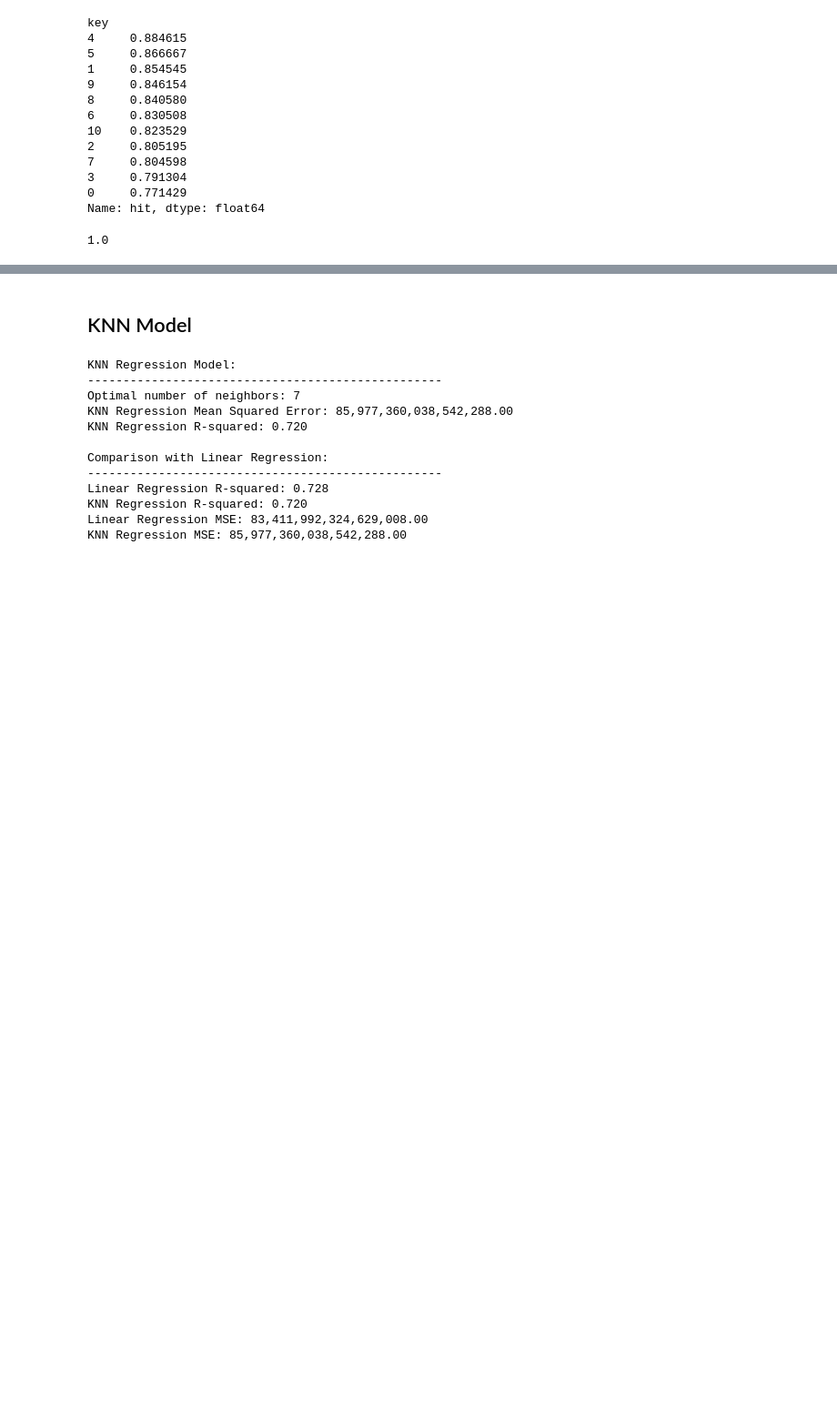
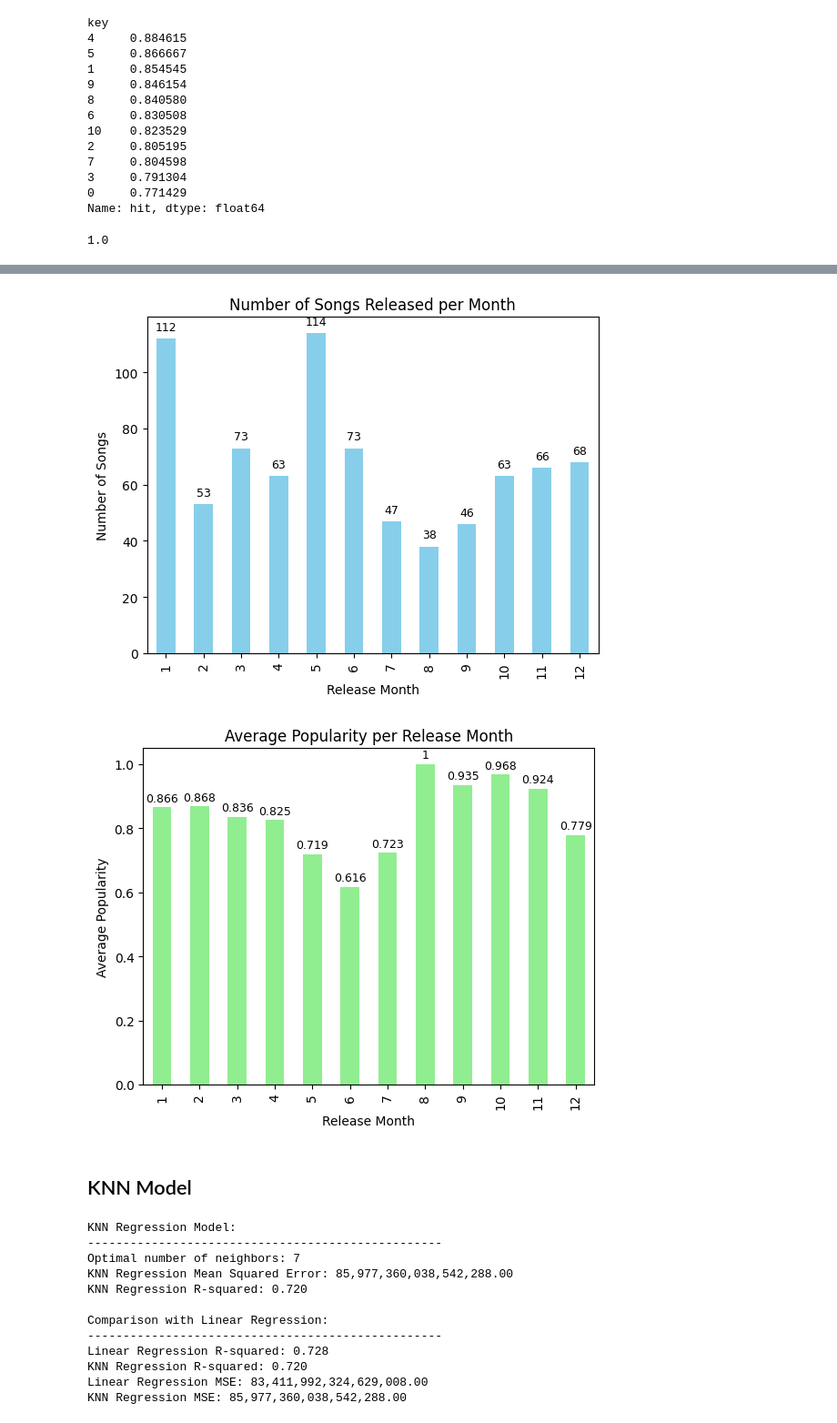
Before and after one commit to jumin7/Song-Popularity-Analysis, a Jupyter notebook: ProjectGarciaShrestha.ipynb, the cells around one changed output, grey strips where cells are left out. Shown at 91% size. Saved outputs shown, nothing was run; the diff lists cells and outputs as text; code cells hidden in the pictures; blank space fills up the shorter version.

```diff
--- a/ProjectGarciaShrestha.ipynb
+++ b/ProjectGarciaShrestha.ipynb
@@ -392,3 +430,38 @@ These results are consistent with our earlier findings using linear regression.
+# %%
+
+# 1. Number of songs released per month
+songs_per_month = dfSpotify_clean.groupby('released_month').size()
+
+fig, ax = plt.subplots()
+songs_per_month.plot(kind='bar', ax=ax, color='skyblue')
+
+# Add exact counts above bars
+for i, value in enumerate(songs_per_month):
+    ax.text(i, value + 2, str(value), ha='center', va='bottom', fontsize=9)
+
+ax.set_ylabel('Number of Songs')
+ax.set_xlabel('Release Month')
+ax.set_title('Number of Songs Released per Month')
+plt.show()
+
+
+# 2. Average popularity per month
+hit_rate_per_month = dfSpotify_clean.groupby('released_month')['hit'].mean()
+
+fig, ax = plt.subplots()
+hit_rate_per_month.plot(kind='bar', ax=ax, color='lightgreen')
+
+# Add exact averages above bars
+for i, value in enumerate(hit_rate_per_month):
+    ax.text(i, value + 0.01, f"{value:.3g}", ha='center', va='bottom', fontsize=9)
+
+ax.set_ylabel('Average Popularity')
+ax.set_xlabel('Release Month')
+ax.set_title('Average Popularity per Release Month')
+plt.show()
+# %% [output]
+[figure, added]
+[figure, added]
 # %% [markdown]
 ## KNN Model
 # %%
```
Also changed, not shown: parts of 5 cells of this notebook.
